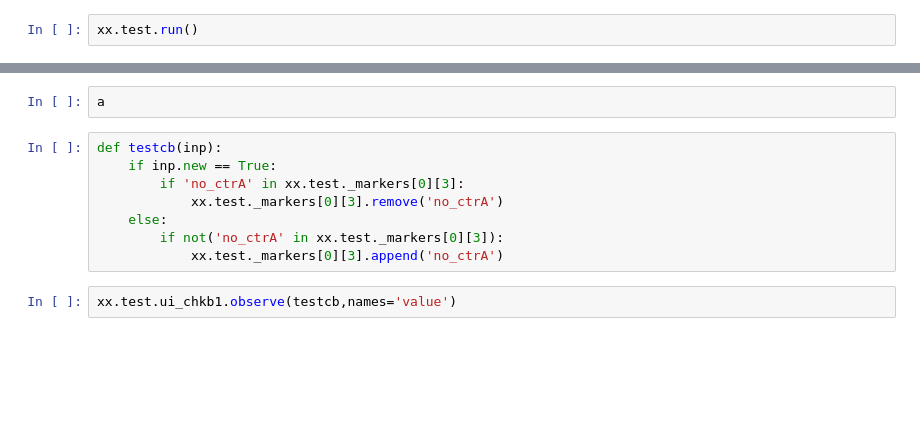
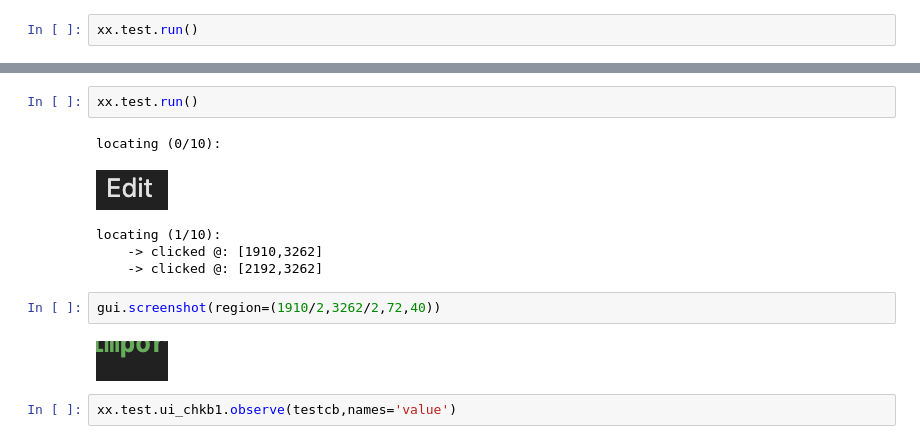
Before and after one commit to digitalsputnik/Monet, a Jupyter notebook: Untitled.ipynb, the cells around one changed output, grey strips where cells are left out. Cells and saved outputs as stored; diff of their text form; blank space fills up the shorter version.

```diff
--- a/Untitled.ipynb
+++ b/Untitled.ipynb
@@ -62,13 +93,15 @@ xx.test.savePNG("test.png")
 # %%
-a
+xx.test.run()
+# %% [output]
+locating (0/10):
+[figure, added]
+locating (1/10):
+    -> clicked @: [1910,3262]
+    -> clicked @: [2192,3262]
 # %%
-def testcb(inp):
-    if inp.new == True:
-        if 'no_ctrA' in xx.test._markers[0][3]:
-            xx.test._markers[0][3].remove('no_ctrA')
-    else:
-        if not('no_ctrA' in xx.test._markers[0][3]):
-            xx.test._markers[0][3].append('no_ctrA')
+gui.screenshot(region=(1910/2,3262/2,72,40))
+# %% [output]
+[figure, added]
 # %%
 xx.test.ui_chkb1.observe(testcb,names='value')
 # %%
```
Also changed, not shown: parts of 16 cells of this notebook, 3 other files.
